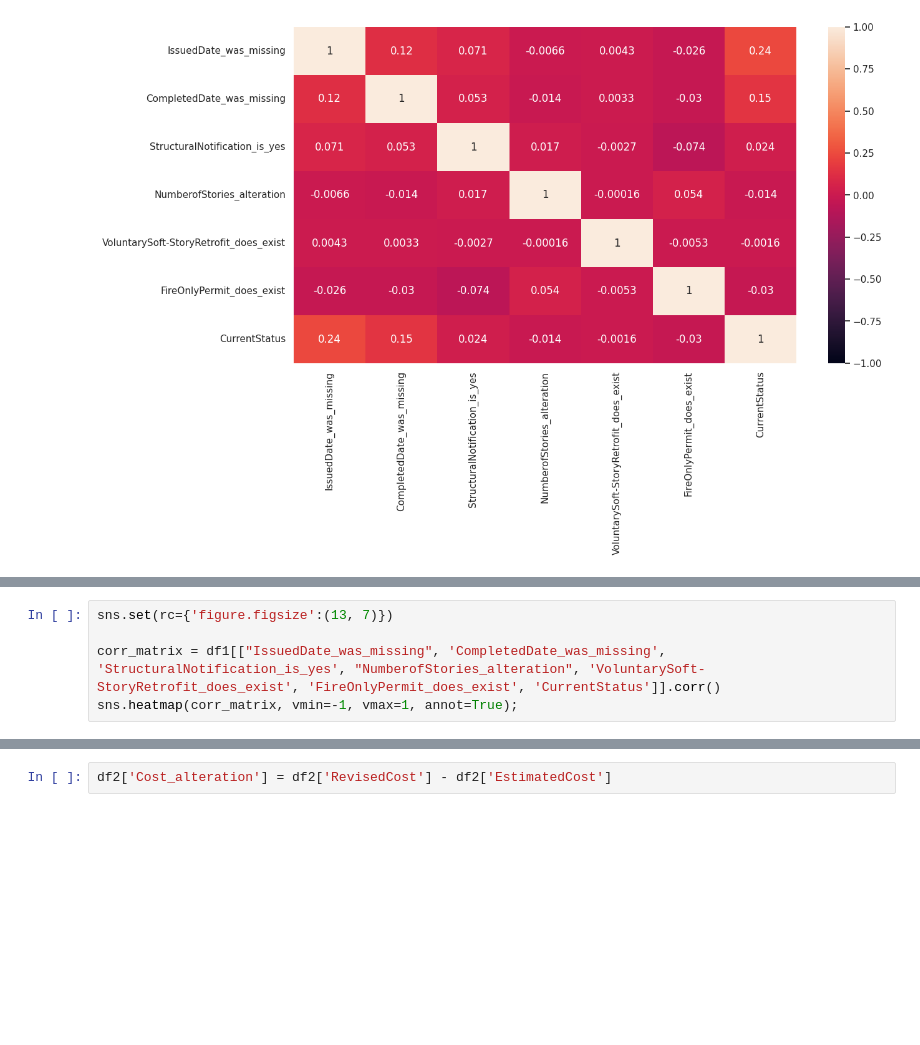
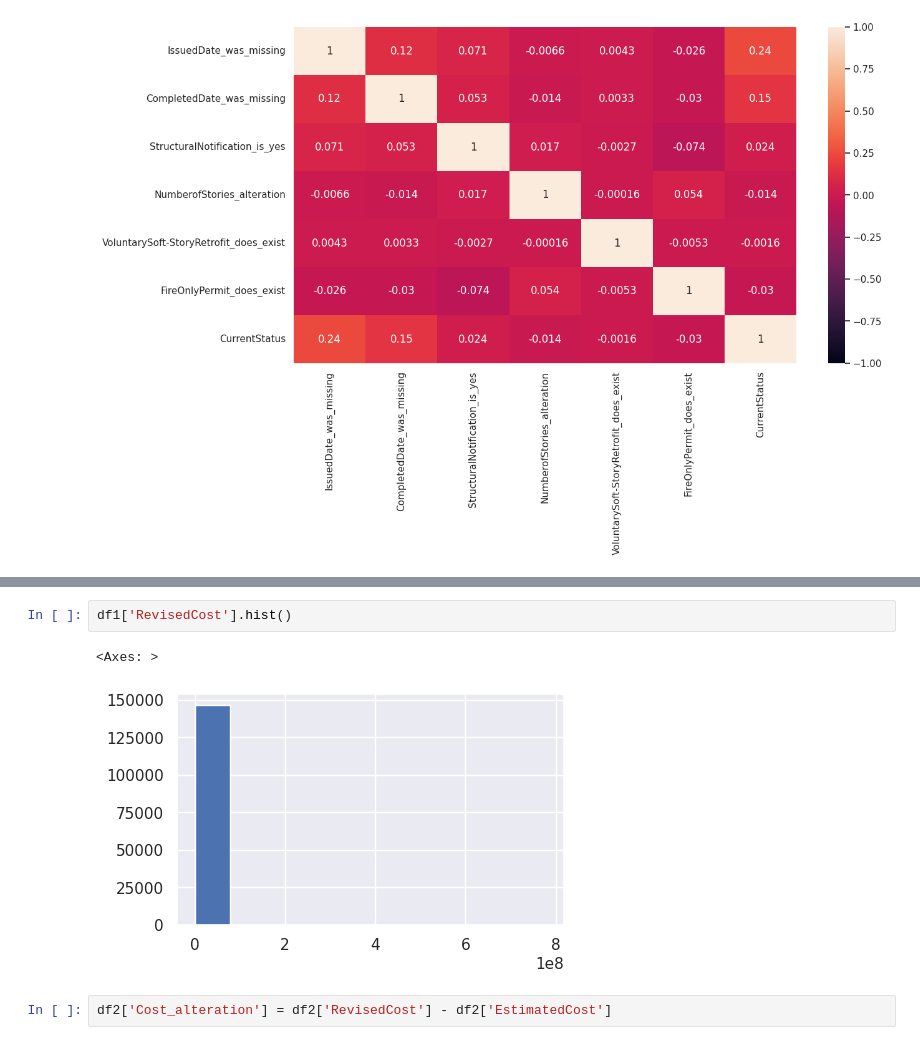
Before and after one commit to Suraba03/ml_san_francisco_permits, a Jupyter notebook: san_fancisco.ipynb, the cells around one changed output, grey strips where cells are left out. Cells and saved outputs as stored; diff of their text form; blank space fills up the shorter version.

```diff
--- a/san_fancisco.ipynb
+++ b/san_fancisco.ipynb
@@ -332,5 +349,0 @@ df2 = df1[df1['RevisedCost'].notna()]
-# %%
-sns.set(rc={'figure.figsize':(13, 7)})
-
-corr_matrix = df1[["IssuedDate_was_missing", 'CompletedDate_was_missing', 'StructuralNotification_is_yes', "NumberofStories_alteration", 'VoluntarySoft-StoryRetrofit_does_exist', 'FireOnlyPermit_does_exist', 'CurrentStatus']].corr()
-sns.heatmap(corr_matrix, vmin=-1, vmax=1, annot=True);
@@ -337,3 +359,8 @@ sns.heatmap(corr_matrix, vmin=-1, vmax=1, annot=True);
+# %%
+df1['RevisedCost'].hist()
+# %% [output]
+<Axes: >
+[figure, added]
 # %%
 df2['Cost_alteration'] = df2['RevisedCost'] - df2['EstimatedCost']
 # %% [output]
```
Also changed, not shown: parts of 115 cells of this notebook.
